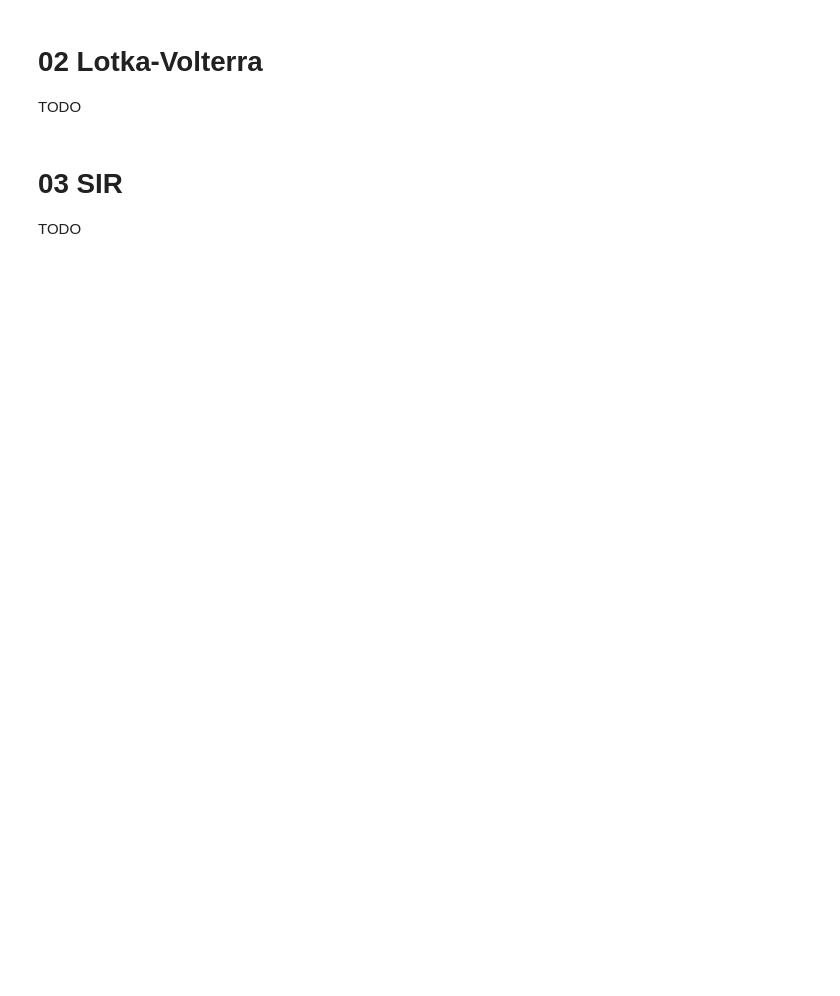
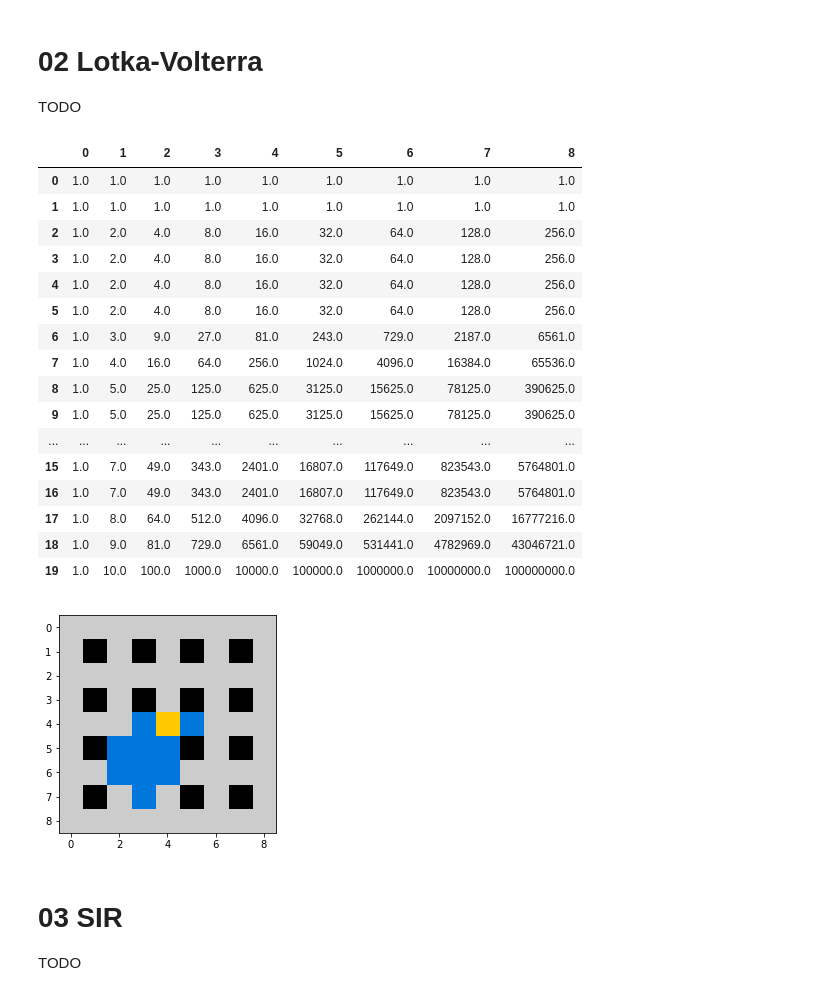
Before and after one commit to sirsh/wonky, a Jupyter notebook: notebooks/02 - running models.ipynb, the cells around one changed output. Saved outputs shown, nothing was run; the diff lists cells and outputs as text; code cells hidden in the pictures; blank space fills up the shorter version.

```diff
--- a/notebooks/02 - running models.ipynb
+++ b/notebooks/02 - running models.ipynb
@@ -55,6 +55,36 @@ species_traces.plot()
 # %% [markdown]
 # 02 Lotka-Volterra
 TODO
+# %%
+rsys =  wonky.reaction.reaction_system([wonky.reaction("A", "A+A", 0.4),
+                                        wonky.reaction("A+B", "B+B", 0.4),
+                                        wonky.reaction("B", "0", 0.1),
+                                        wonky.reaction("B", "B", 0.1)
+
+                                       ])
+net = wonky.crn(rsys, (9,2), ICs=[1,1])
+net.display_trace(2)
+net.sample(display=True,params={"name":"../sample_data/exp/01"})
+net.stats.observable(obs=1)
+# %% [output]
+|  | 0 | 1 | 2 | 3 | 4 | 5 | 6 | 7 | 8 |
+| 0 | 1.0 | 1.0 | 1.0 | 1.0 | 1.0 | 1.0 | 1.0 | 1.0 | 1.0 |
+| 1 | 1.0 | 1.0 | 1.0 | 1.0 | 1.0 | 1.0 | 1.0 | 1.0 | 1.0 |
+| 2 | 1.0 | 2.0 | 4.0 | 8.0 | 16.0 | 32.0 | 64.0 | 128.0 | 256.0 |
+| 3 | 1.0 | 2.0 | 4.0 | 8.0 | 16.0 | 32.0 | 64.0 | 128.0 | 256.0 |
+| 4 | 1.0 | 2.0 | 4.0 | 8.0 | 16.0 | 32.0 | 64.0 | 128.0 | 256.0 |
+| 5 | 1.0 | 2.0 | 4.0 | 8.0 | 16.0 | 32.0 | 64.0 | 128.0 | 256.0 |
+| 6 | 1.0 | 3.0 | 9.0 | 27.0 | 81.0 | 243.0 | 729.0 | 2187.0 | 6561.0 |
+| 7 | 1.0 | 4.0 | 16.0 | 64.0 | 256.0 | 1024.0 | 4096.0 | 16384.0 | 65536.0 |
+| 8 | 1.0 | 5.0 | 25.0 | 125.0 | 625.0 | 3125.0 | 15625.0 | 78125.0 | 390625.0 |
+| 9 | 1.0 | 5.0 | 25.0 | 125.0 | 625.0 | 3125.0 | 15625.0 | 78125.0 | 390625.0 |
+| ... | ... | ... | ... | ... | ... | ... | ... | ... | ... |
+| 15 | 1.0 | 7.0 | 49.0 | 343.0 | 2401.0 | 16807.0 | 117649.0 | 823543.0 | 5764801.0 |
+| 16 | 1.0 | 7.0 | 49.0 | 343.0 | 2401.0 | 16807.0 | 117649.0 | 823543.0 | 5764801.0 |
+| 17 | 1.0 | 8.0 | 64.0 | 512.0 | 4096.0 | 32768.0 | 262144.0 | 2097152.0 | 16777216.0 |
+| 18 | 1.0 | 9.0 | 81.0 | 729.0 | 6561.0 | 59049.0 | 531441.0 | 4782969.0 | 43046721.0 |
+| 19 | 1.0 | 10.0 | 100.0 | 1000.0 | 10000.0 | 100000.0 | 1000000.0 | 10000000.0 | 100000000.0 |
+[figure, added]
 # %% [markdown]
 # 03 SIR
 TODO
```
Also changed, not shown: parts of 5 cells of this notebook, 9 other files.
